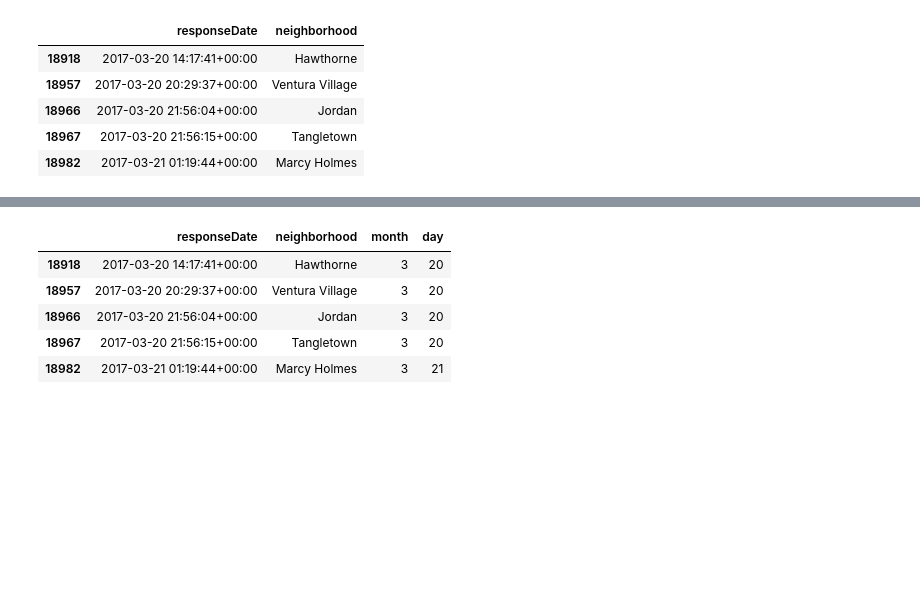
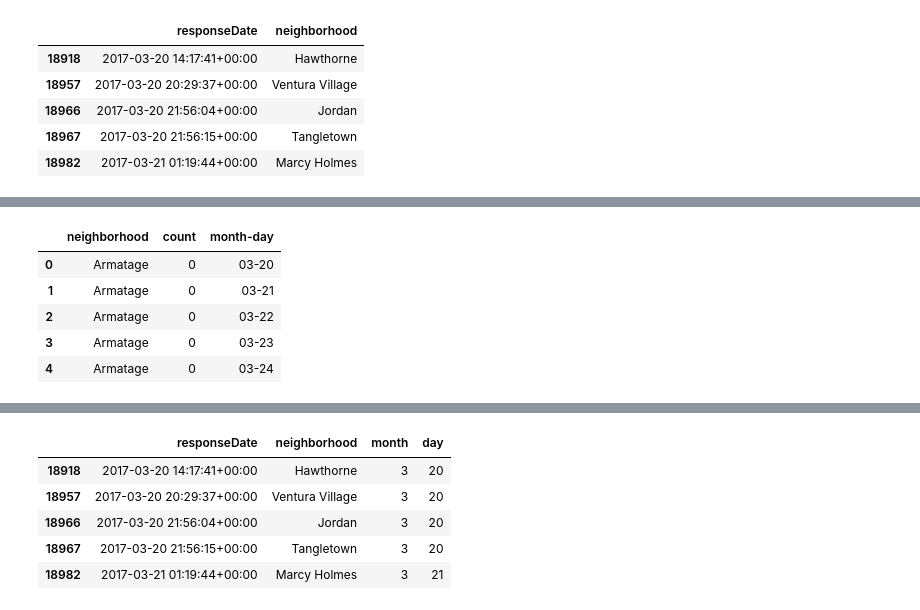
Before and after one commit to aleksod/tc-traffic-stops, a Jupyter notebook: Minneapolis.ipynb, the cells around one changed output, grey strips where cells are left out. Saved outputs shown, nothing was run; the diff lists cells and outputs as text; code cells hidden in the pictures; blank space fills up the shorter version.

```diff
--- a/Minneapolis.ipynb
+++ b/Minneapolis.ipynb
@@ -71,0 +144,9 @@ df.head()
+# %%
+df2.head()
+# %% [output]
+|  | neighborhood | count | month-day |
+| 0 | Armatage | 0 | 03-20 |
+| 1 | Armatage | 0 | 03-21 |
+| 2 | Armatage | 0 | 03-22 |
+| 3 | Armatage | 0 | 03-23 |
+| 4 | Armatage | 0 | 03-24 |
```
Also changed, not shown: parts of 19 cells of this notebook, 2 other files.
